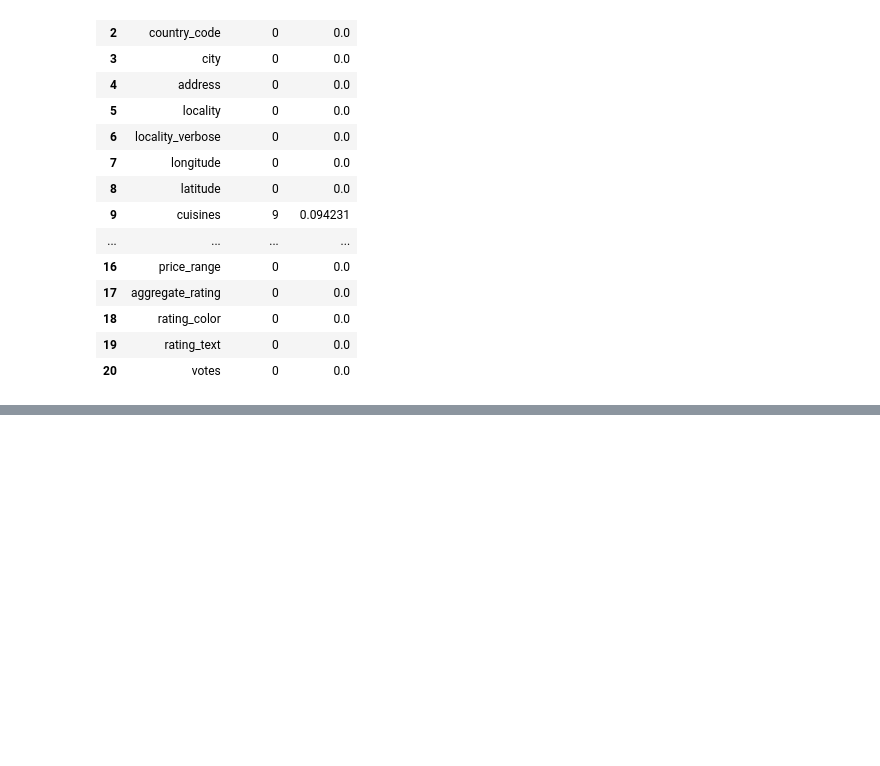
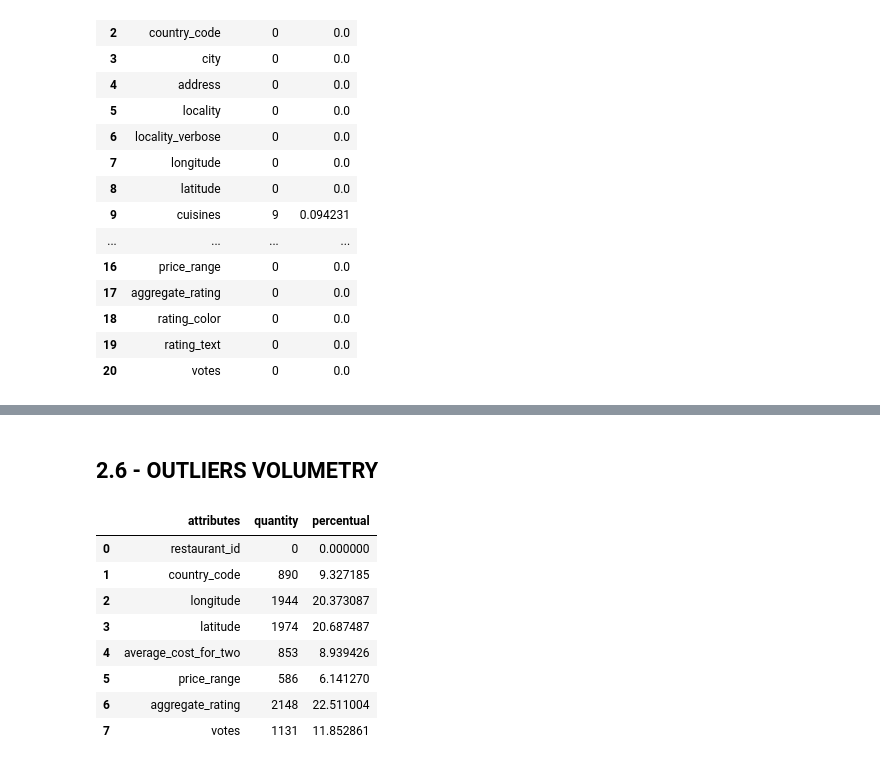
Before and after one commit to erickvieiras/fastfood_data_analysis, a Jupyter notebook: notebook/eda.ipynb, the cells around one changed output, grey strips where cells are left out. Cells and saved outputs as stored; diff of their text form; code cells hidden in the pictures; blank space fills up the shorter version.

```diff
--- a/notebook/eda.ipynb
+++ b/notebook/eda.ipynb
@@ -143,0 +225,14 @@ na_volumetry(df2)
+# %% [markdown]
+## 2.6 - OUTLIERS VOLUMETRY
+# %%
+outliers_volumetry(df2)
+# %% [output]
+|  | attributes | quantity | percentual |
+| 0 | restaurant_id | 0 | 0.000000 |
+| 1 | country_code | 890 | 9.327185 |
+| 2 | longitude | 1944 | 20.373087 |
+| 3 | latitude | 1974 | 20.687487 |
+| 4 | average_cost_for_two | 853 | 8.939426 |
+| 5 | price_range | 586 | 6.141270 |
+| 6 | aggregate_rating | 2148 | 22.511004 |
+| 7 | votes | 1131 | 11.852861 |
```
Also changed, not shown: parts of 12 cells of this notebook.
